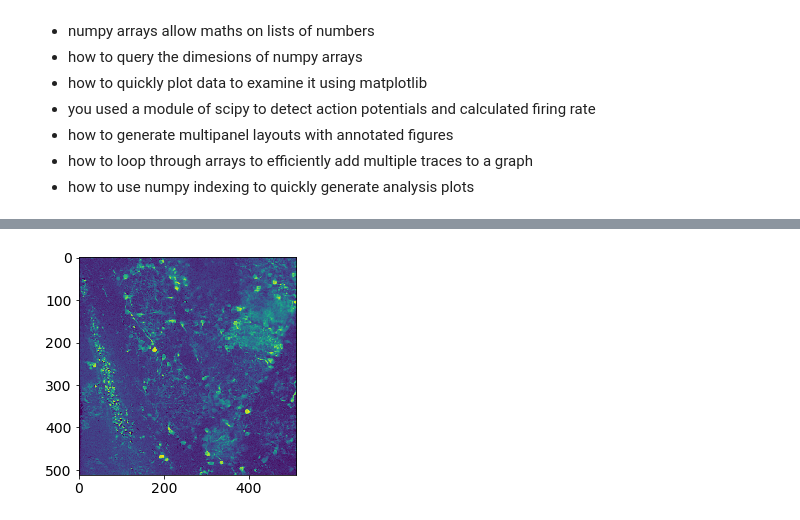
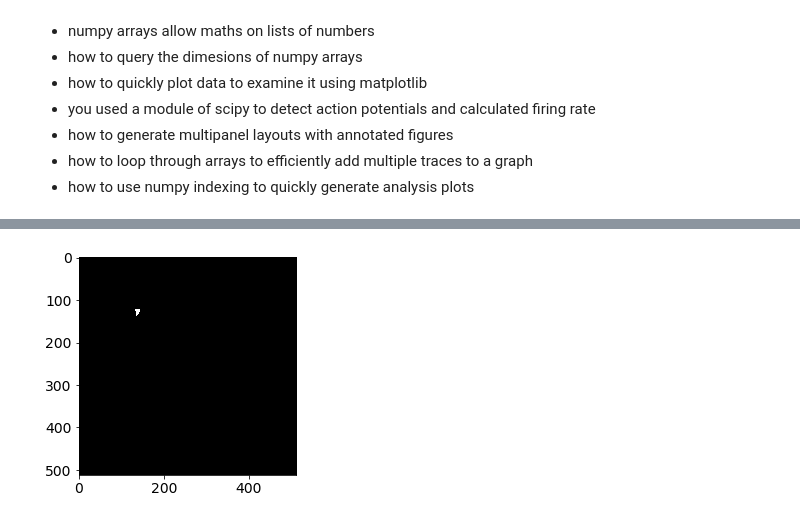
Before and after one commit to inchinn1/DataAnalysisTutorialJupyter, a Jupyter notebook: ADAPythonIntro.ipynb, the cells around one changed output, grey strips where cells are left out. Drawn from its saved outputs; the diff is of its cells as text; code cells hidden in the pictures.

```diff
--- a/ADAPythonIntro.ipynb
+++ b/ADAPythonIntro.ipynb
@@ -354,6 +357,5 @@ axs[1,1].set_xlabel('Voltage (mV)');
 # %%
 import tifffile as tf
 # %%
-rasterData = tf.imread('PGcell_Data.tif')
-cellMaps = tf.imread('PGcell_Maps.tif')
+cellMaps = tf.imread('PG_Maps.tif')
 aveProjection = tf.imread('aveProjection.tif')
@@ -360,4 +389,4 @@ aveProjection = tf.imread('aveProjection.tif')
 # %%
-plt.imshow(aveProjection);
+plt.imshow(cellMaps[14,:,:]);
 # %% [output]
-[figure, old version]
+[figure, new version]
```
Also changed, not shown: parts of 11 cells of this notebook, 9 other files.
